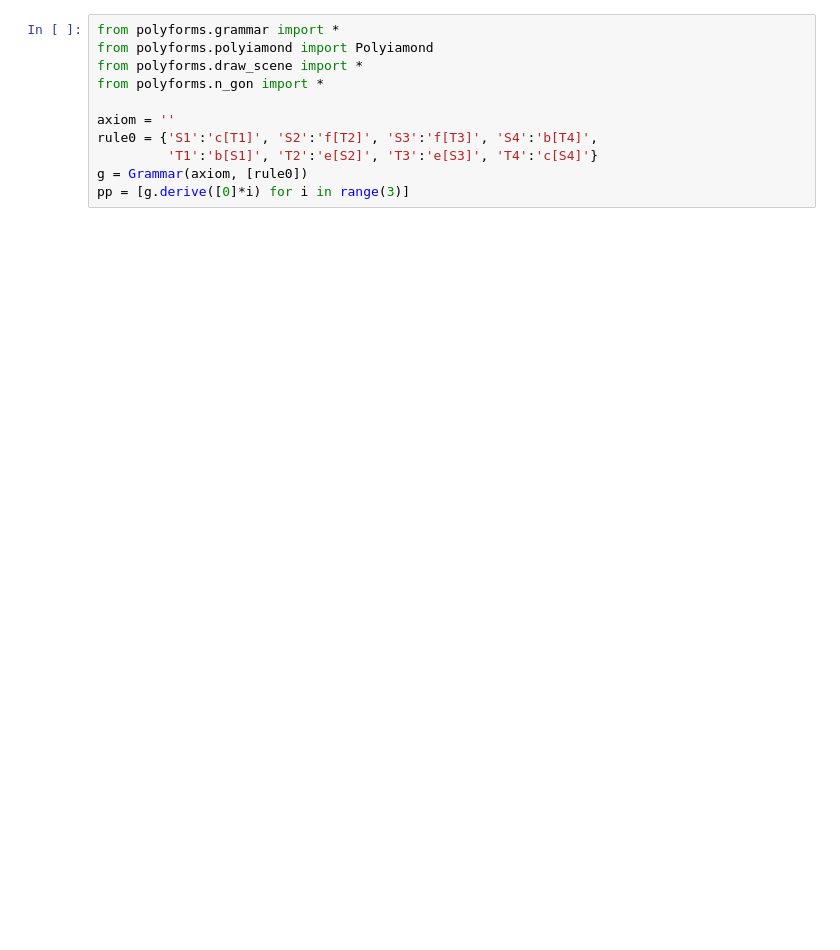
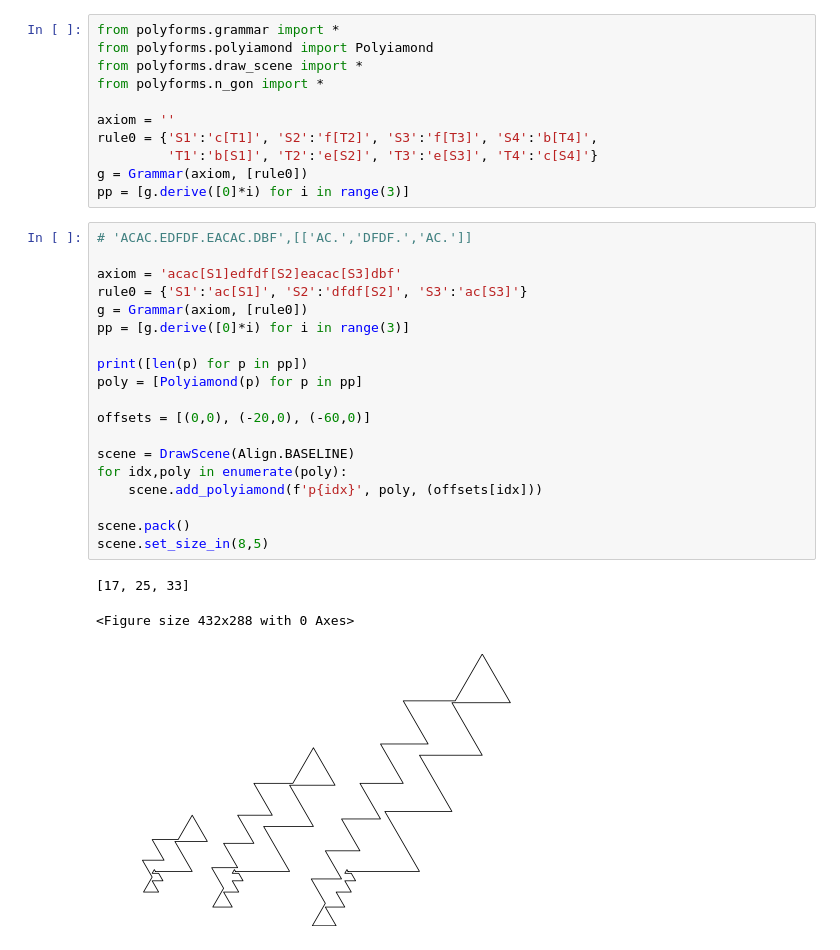
Before and after one commit to kapsitis/polimondi, a Jupyter notebook: polyforms/docs/paper_2024-02-14.ipynb, the cells around one changed output. Saved outputs shown, nothing was run; the diff lists cells and outputs as text; blank space fills up the shorter version.

```diff
--- a/polyforms/docs/paper_2024-02-14.ipynb
+++ b/polyforms/docs/paper_2024-02-14.ipynb
@@ -102,3 +118,26 @@ rule0 = {'S1':'c[T1]', 'S2':'f[T2]', 'S3':'f[T3]', 'S4':'b[T4]',
          'T1':'b[S1]', 'T2':'e[S2]', 'T3':'e[S3]', 'T4':'c[S4]'}
 g = Grammar(axiom, [rule0])
 pp = [g.derive([0]*i) for i in range(3)]
+# %%
+# 'ACAC.EDFDF.EACAC.DBF',[['AC.','DFDF.','AC.']]
+
+axiom = 'acac[S1]edfdf[S2]eacac[S3]dbf'
+rule0 = {'S1':'ac[S1]', 'S2':'dfdf[S2]', 'S3':'ac[S3]'}
+g = Grammar(axiom, [rule0])
+pp = [g.derive([0]*i) for i in range(3)]
+
+print([len(p) for p in pp])
+poly = [Polyiamond(p) for p in pp]
+
+offsets = [(0,0), (-20,0), (-60,0)]
+
+scene = DrawScene(Align.BASELINE)
+for idx,poly in enumerate(poly):
+    scene.add_polyiamond(f'p{idx}', poly, (offsets[idx]))
+
+scene.pack()
+scene.set_size_in(8,5)
+# %% [output]
+[17, 25, 33]
+<Figure size 432x288 with 0 Axes>
+[figure, added]
```
Also changed, not shown: parts of 6 cells of this notebook, 3 other files.
